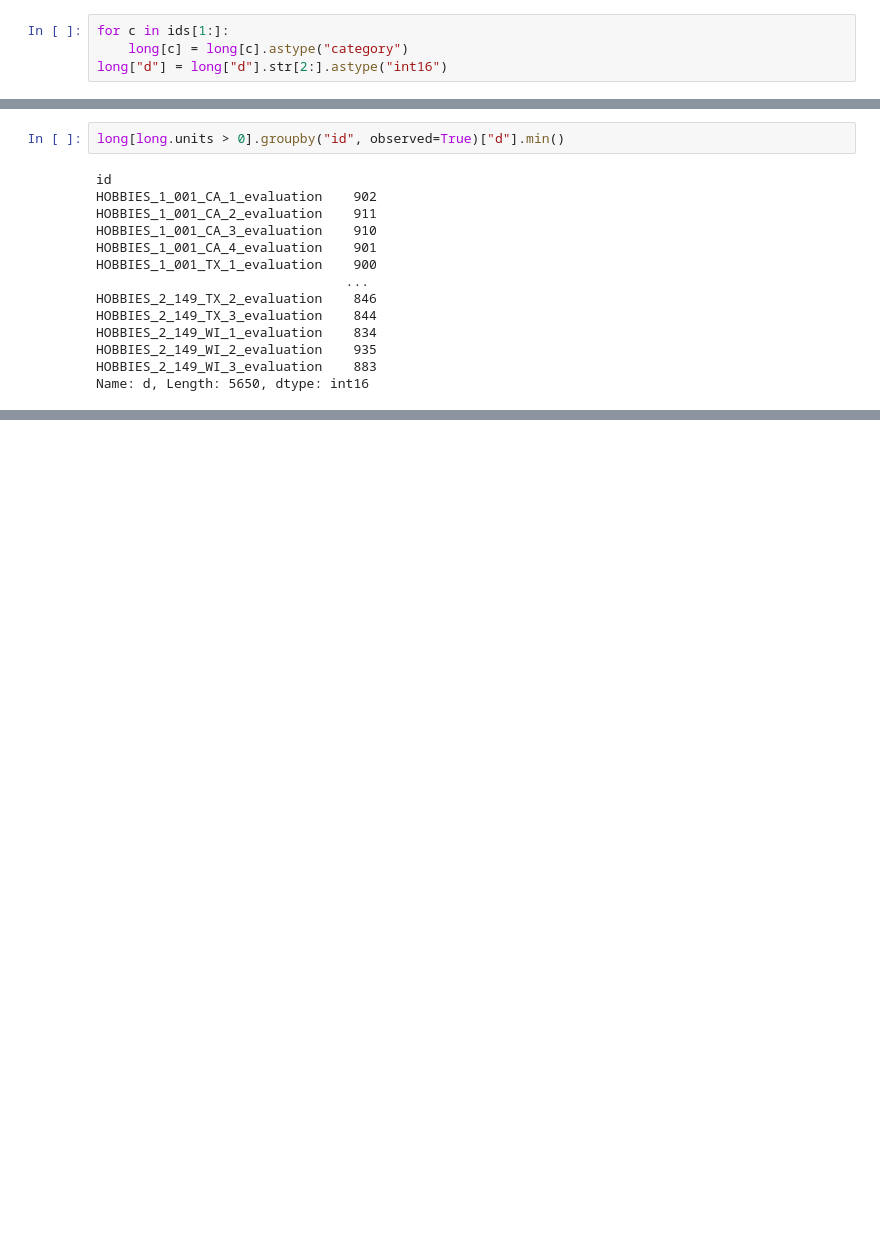
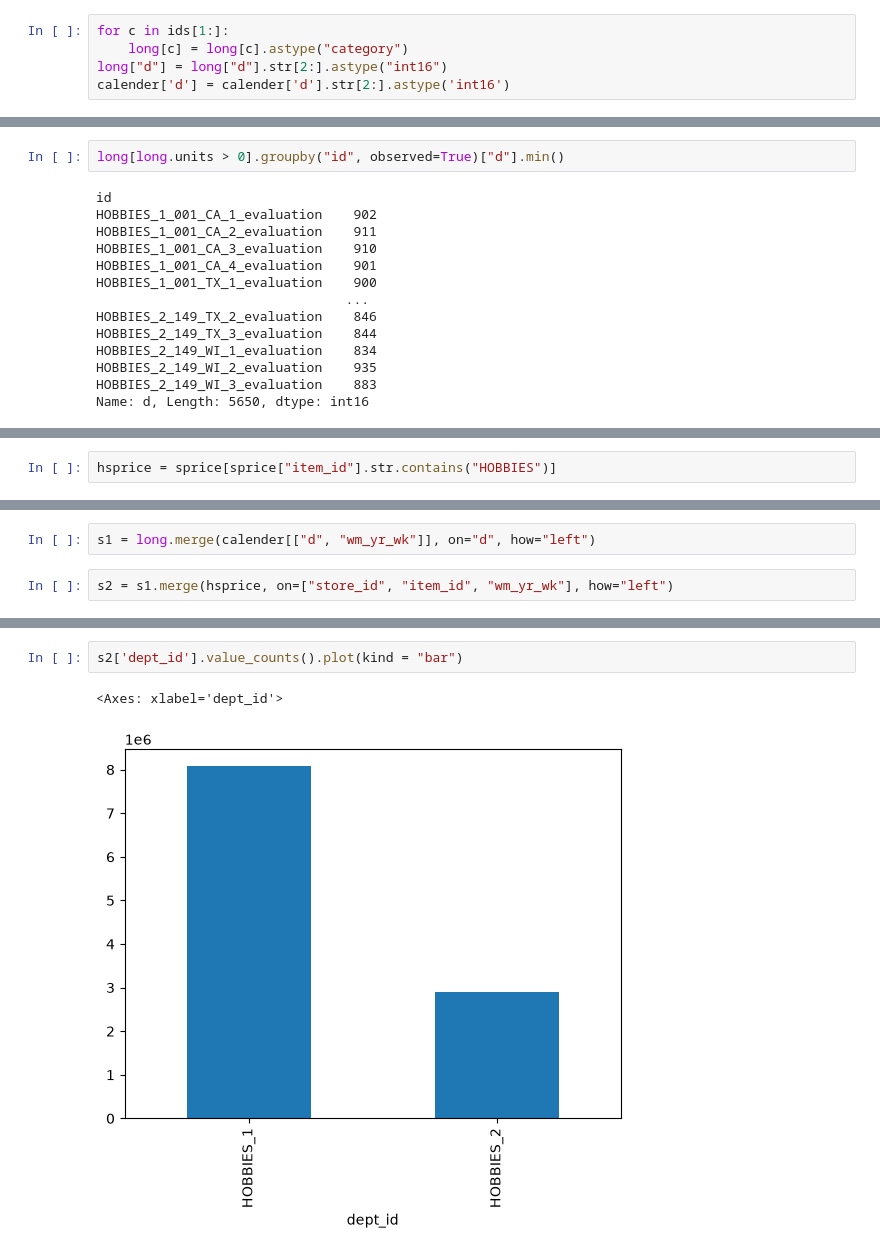
Before and after one commit to Hassan3924/M5-Forecasting, a Jupyter notebook: main.ipynb, the cells around one changed output, grey strips where cells are left out. Drawn from its saved outputs; the diff is of its cells as text; blank space fills up the shorter version.

```diff
--- a/main.ipynb
+++ b/main.ipynb
@@ -210,3 +206,4 @@ long.shape
 for c in ids[1:]:
     long[c] = long[c].astype("category")
 long["d"] = long["d"].str[2:].astype("int16")
+calender['d'] = calender['d'].str[2:].astype('int16')
@@ -241,0 +265,2 @@ Name: d, Length: 5650, dtype: int16
+# %%
+hsprice = sprice[sprice["item_id"].str.contains("HOBBIES")]
@@ -241,0 +417,4 @@ Name: d, Length: 5650, dtype: int16
+# %%
+s1 = long.merge(calender[["d", "wm_yr_wk"]], on="d", how="left")
+# %%
+s2 = s1.merge(hsprice, on=["store_id", "item_id", "wm_yr_wk"], how="left")
@@ -241,0 +444,5 @@ Name: d, Length: 5650, dtype: int16
+# %%
+s2['dept_id'].value_counts().plot(kind = "bar")
+# %% [output]
+<Axes: xlabel='dept_id'>
+[figure, added]
```
Also changed, not shown: parts of 42 cells of this notebook.
